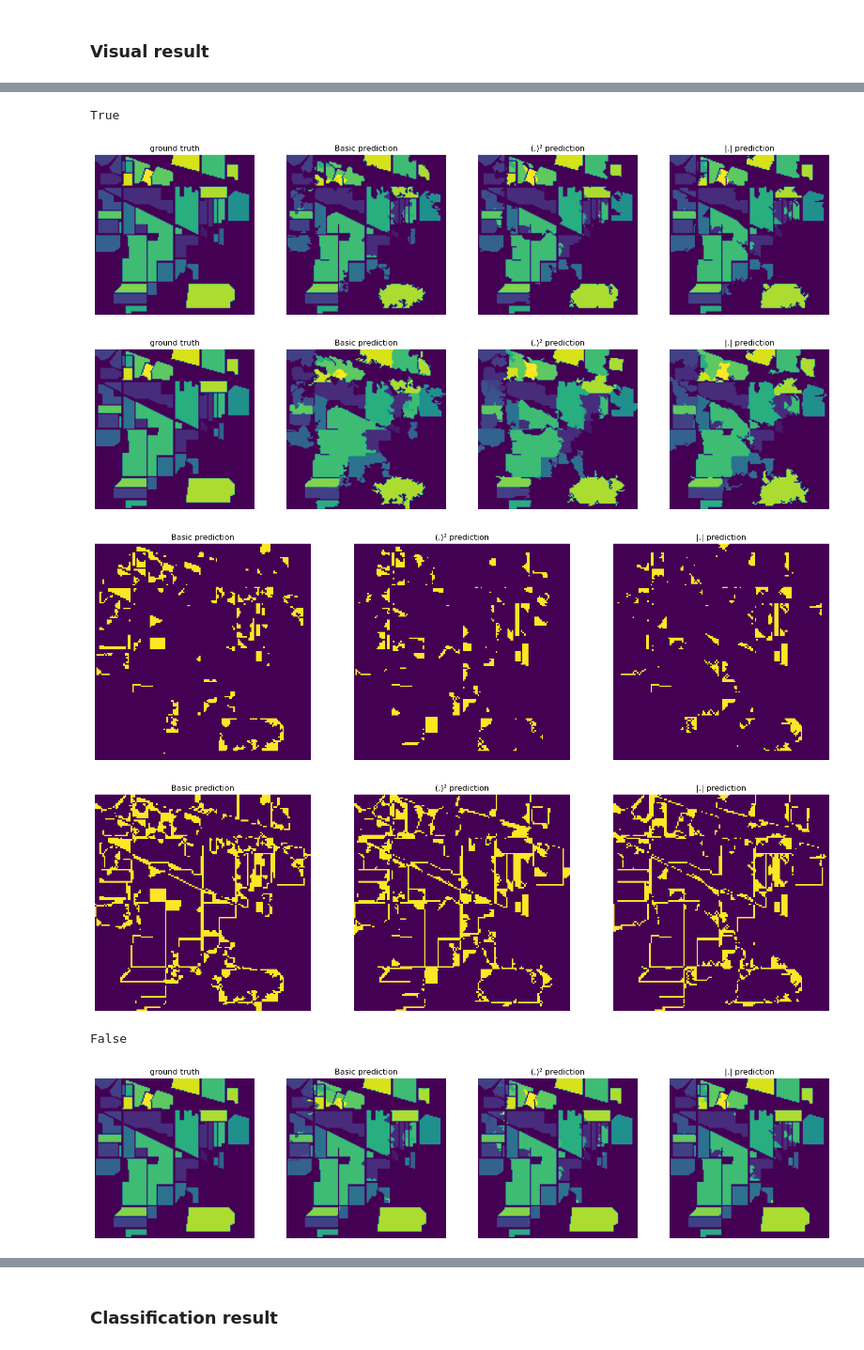
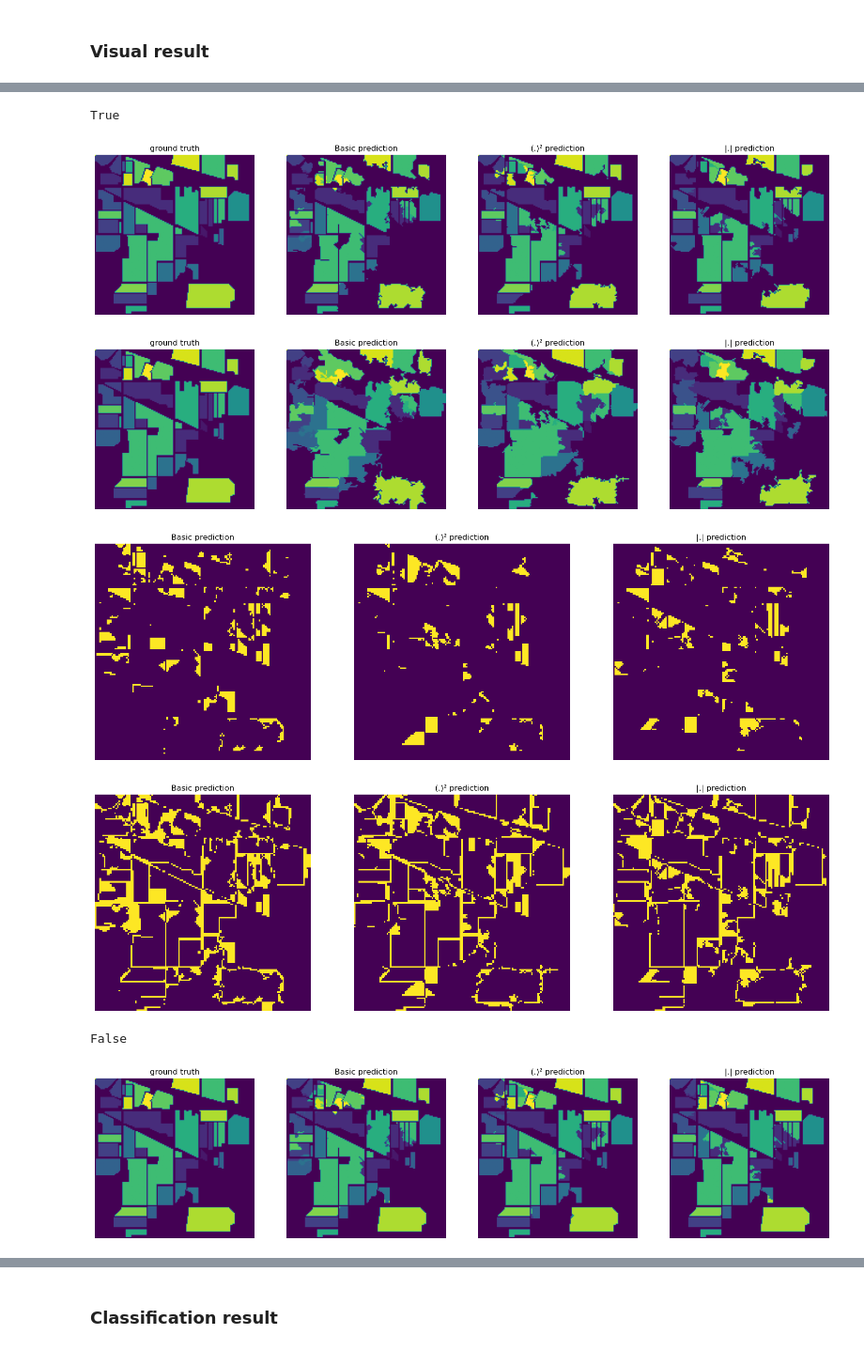
Before and after one commit to GeckSpy/M1-internship-SSGA, a Jupyter notebook: code/SPresult.ipynb, the cells around one changed output, grey strips where cells are left out. Shown at 94% size. Drawn from its saved outputs; the diff is of its cells as text; code cells hidden in the pictures.

```diff
--- a/code/SPresult.ipynb
+++ b/code/SPresult.ipynb
@@ -313,7 +315,7 @@ for b in [True, False]:
 # %% [markdown]
 ### Visual result
 # %%
-K = 300
+K = 200
 
 fig, axs = plt.subplots(1, len(SPsDic[K]))
 fig.set_size_inches(20,30)
@@ -342,6 +344,7 @@ for b in [True, False]:
             for y in range(M):
                 if usedDataset["gt"][x,y]==0:
                     new_img[x,y] = 0
+        new_img[0,0] = max(usedDataset["labels"])
         axs[i].imshow(new_img)
         axs[i].title.set_text(titles[i])
         axs[i].axis("off")
@@ -351,7 +354,9 @@ for b in [True, False]:
     fig, axs = plt.subplots(1, len(classifiers)+1)
     fig.set_size_inches(20,30)
     for i in range(len(imgs)):
-        axs[i].imshow(imgs[i])
+        new_img = imgs[i].copy()
+        new_img[0,0] = max(usedDataset["labels"])
+        axs[i].imshow(new_img)
         axs[i].title.set_text(titles[i])
         axs[i].axis("off")
     plt.show()
@@ -365,6 +370,7 @@ for b in [True, False]:
             for y in range(M):
                 if usedDataset["gt"][x,y]!=0 and usedDataset["gt"][x,y]!=imgs[i][x,y]:
                     new_img[x,y] = 1
+
         axs[i-1].imshow(new_img)
         axs[i-1].title.set_text(titles[i])
         axs[i-1].axis("off")
@@ -378,6 +384,7 @@ for b in [True, False]:
             for y in range(M):
                 if usedDataset["gt"][x,y]!=imgs[i][x,y]:
                     new_img[x,y] = 1
+
         axs[i-1].imshow(new_img)
         axs[i-1].title.set_text(titles[i])
         axs[i-1].axis("off")
@@ -387,7 +394,7 @@ for b in [True, False]:
 True
-[figure, old version]
+[figure, new version]
-[figure, old version]
+[figure, new version]
-[figure, old version]
+[figure, new version]
-[figure, old version]
+[figure, new version]
 False
-[figure, old version]
+[figure, new version]
```
Also changed, not shown: parts of 8 cells of this notebook.
